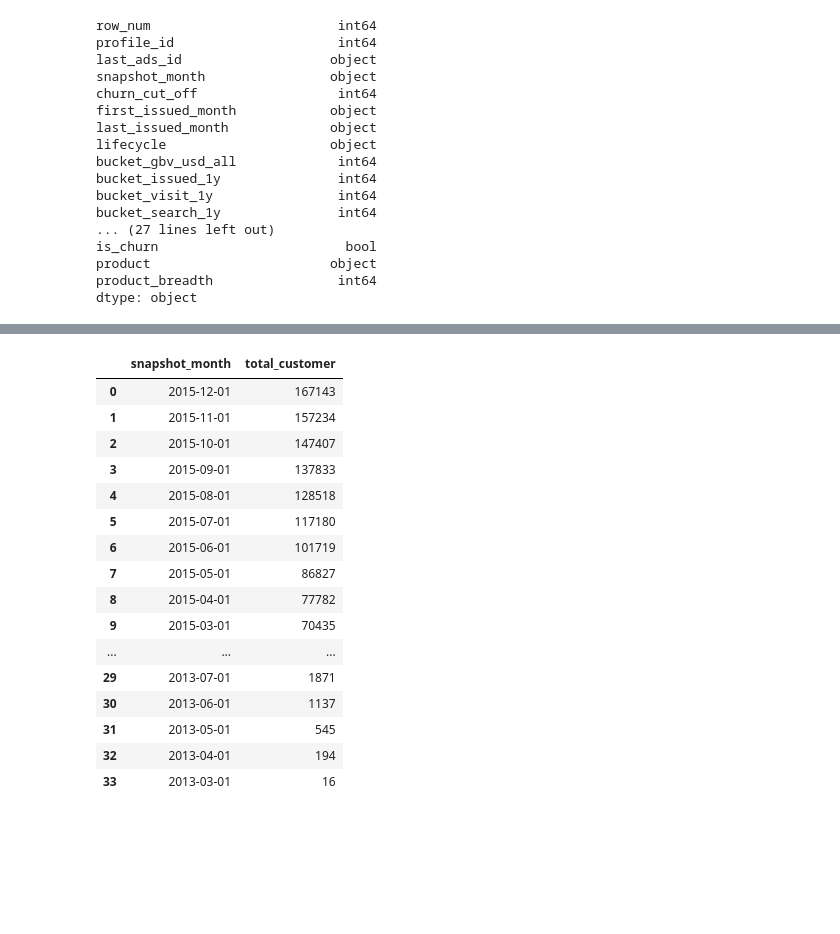
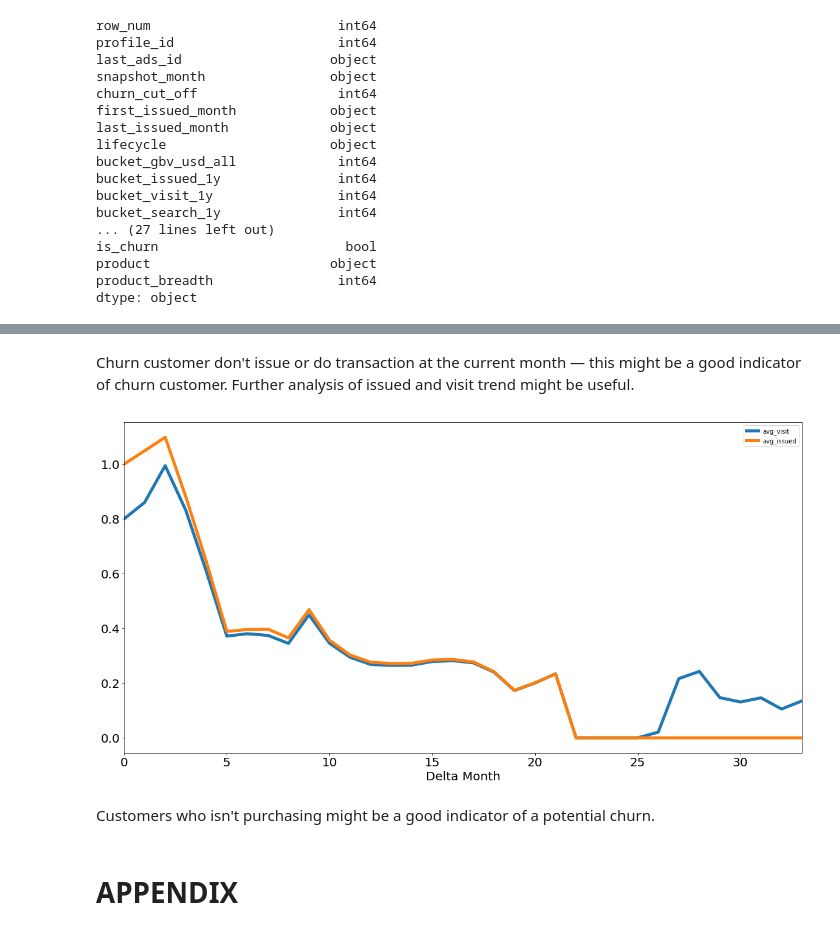
Before and after one commit to bimawardhana/traveloka-data-analysis, a Jupyter notebook: traveloka-data-challenge/Solution_BimaSatria_SuryaWardhana.ipynb, the cells around one changed output, grey strips where cells are left out. Cells and saved outputs as stored; diff of their text form; code cells hidden in the pictures; blank space fills up the shorter version.

```diff
--- a/traveloka-data-challenge/Solution_BimaSatria_SuryaWardhana.ipynb
+++ b/traveloka-data-challenge/Solution_BimaSatria_SuryaWardhana.ipynb
@@ -139,31 +256,16 @@ dtype: object
+# %% [markdown]
+Churn customer don't issue or do transaction at the current month — this might be a good indicator of churn customer. Further analysis of issued and visit trend might be useful.
 # %%
-# Draft — query output immediately
-
-%%bigquery --project tvlk-data-mktanalytics-dev
+%%bigquery --project tvlk-data-mktscience-dev trend_data
 SELECT
-  snapshot_month,
-  COUNT(DISTINCT profile_id) AS total_customer
+    CAST(snapshot_month AS DATE) AS month,
+    AVG(visit_count) avg_visit,
+    AVG(issued_count) avg_issued
 FROM
-  `tvlk-data-mktscience-dev.data_challenge.customer_lifecycle`
+    `tvlk-data-mktscience-dev.data_challenge.customer_lifecycle` AS all_customers
+    INNER JOIN (SELECT profile_id FROM `tvlk-data-mktscience-dev.data_challenge.customer_lifecycle` WHERE snapshot_month = '2015-12-01' AND is_churn = TRUE) AS churn_customers
+    ON all_customers.profile_id = churn_customers.profile_id
 GROUP BY
-  1
+    1
 ORDER BY
-  1 DESC
+    1
-# %% [output]
-|  | snapshot_month | total_customer |
-| 0 | 2015-12-01 | 167143 |
-| 1 | 2015-11-01 | 157234 |
-| 2 | 2015-10-01 | 147407 |
-| 3 | 2015-09-01 | 137833 |
-| 4 | 2015-08-01 | 128518 |
-| 5 | 2015-07-01 | 117180 |
-| 6 | 2015-06-01 | 101719 |
-| 7 | 2015-05-01 | 86827 |
-| 8 | 2015-04-01 | 77782 |
-| 9 | 2015-03-01 | 70435 |
-| ... | ... | ... |
-| 29 | 2013-07-01 | 1871 |
-| 30 | 2013-06-01 | 1137 |
-| 31 | 2013-05-01 | 545 |
-| 32 | 2013-04-01 | 194 |
-| 33 | 2013-03-01 | 16 |
@@ -169,0 +275,9 @@ ORDER BY
+# %%
+trend_data.plot(figsize=(20,10), linewidth=5, fontsize=20)
+plt.xlabel('Delta Month', fontsize=20);
+# %% [output]
+[figure, added]
+# %% [markdown]
+Customers who isn't purchasing might be a good indicator of a potential churn.
+# %% [markdown]
+# APPENDIX
```
Also changed, not shown: parts of 32 cells of this notebook.
